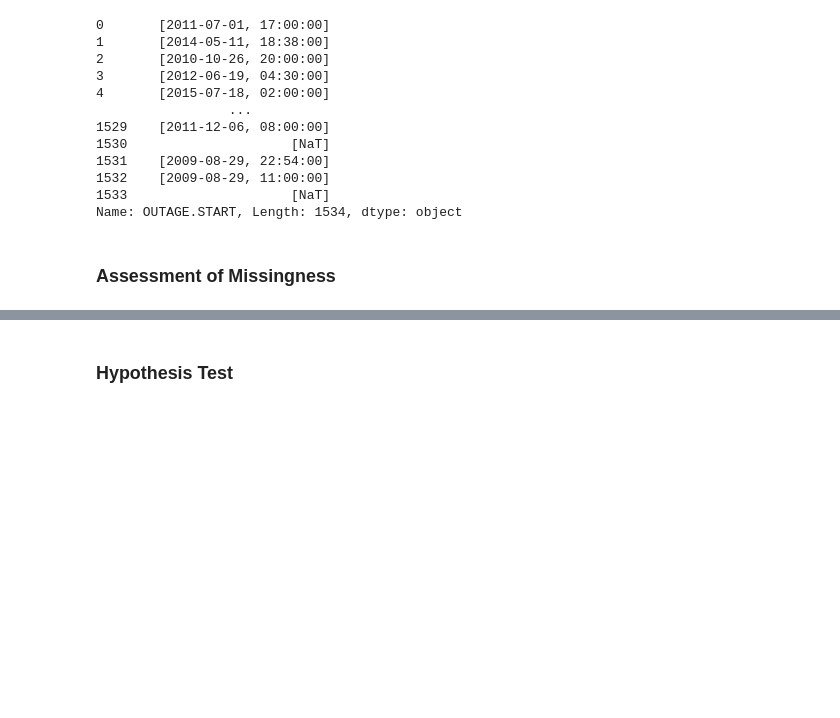
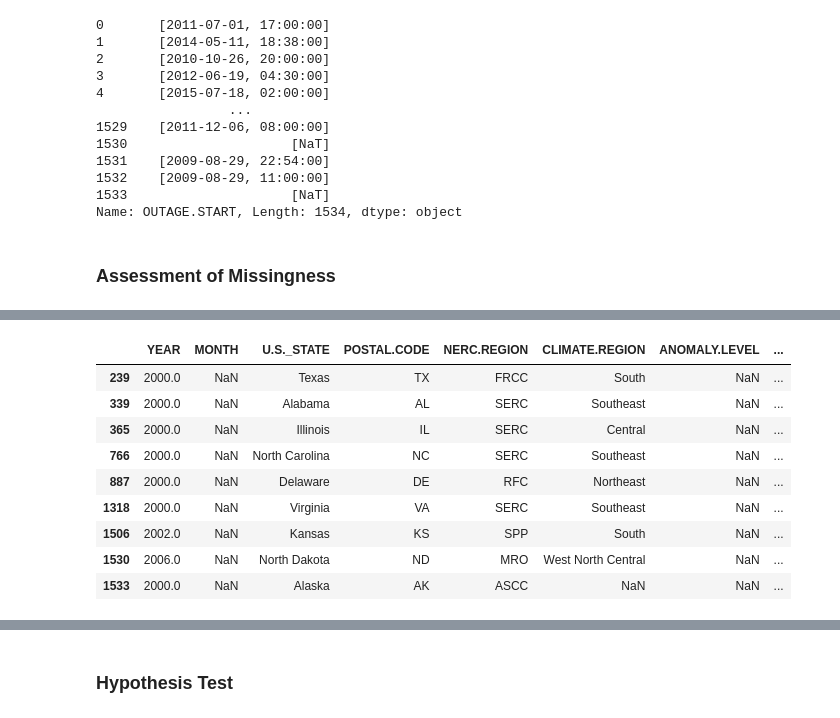
Before and after one commit to YourTeammate/dsc80-co-working, a Jupyter notebook: projects/03/outages.ipynb, the cells around one changed output, grey strips where cells are left out. Drawn from its saved outputs; the diff is of its cells as text; code cells hidden in the pictures; blank space fills up the shorter version.

```diff
--- a/projects/03/outages.ipynb
+++ b/projects/03/outages.ipynb
@@ -190,0 +209,13 @@ Name: OUTAGE.START, Length: 1534, dtype: object
+# %%
+df.iloc[df['MONTH'][df['MONTH'].isnull()].index]
+# %% [output]
+|  | YEAR | MONTH | U.S._STATE | POSTAL.CODE | NERC.REGION | CLIMATE.REGION | ANOMALY.LEVEL | ... |
+| 239 | 2000.0 | NaN | Texas | TX | FRCC | South | NaN | ... |
+| 339 | 2000.0 | NaN | Alabama | AL | SERC | Southeast | NaN | ... |
+| 365 | 2000.0 | NaN | Illinois | IL | SERC | Central | NaN | ... |
+| 766 | 2000.0 | NaN | North Carolina | NC | SERC | Southeast | NaN | ... |
+| 887 | 2000.0 | NaN | Delaware | DE | RFC | Northeast | NaN | ... |
+| 1318 | 2000.0 | NaN | Virginia | VA | SERC | Southeast | NaN | ... |
+| 1506 | 2002.0 | NaN | Kansas | KS | SPP | South | NaN | ... |
+| 1530 | 2006.0 | NaN | North Dakota | ND | MRO | West North Central | NaN | ... |
+| 1533 | 2000.0 | NaN | Alaska | AK | ASCC | NaN | NaN | ... |
```
Also changed, not shown: parts of 10 cells of this notebook.
